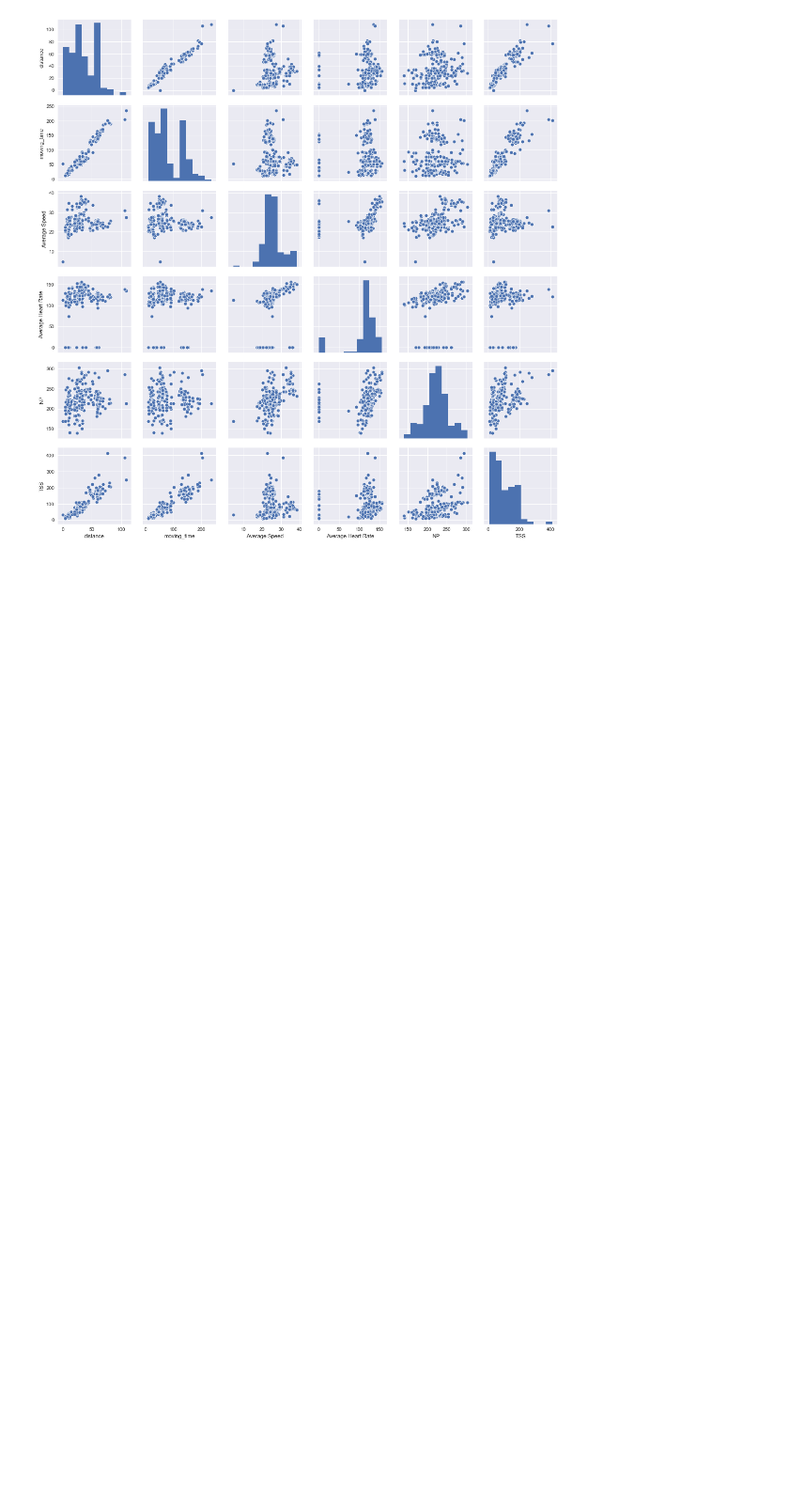
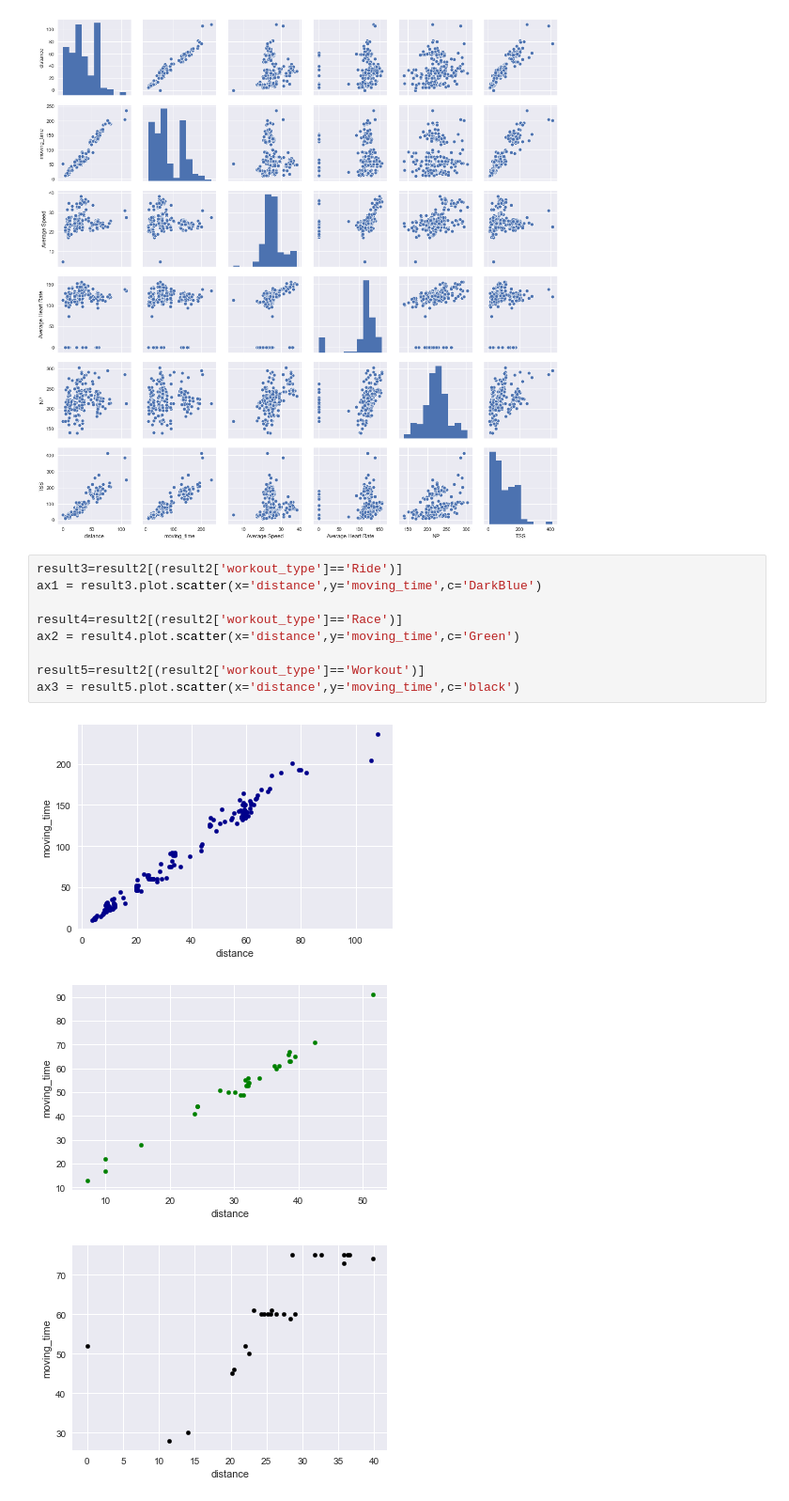
Before and after one commit to shubhamrana2374/Portfolio, a Jupyter notebook: Portfolio 1.ipynb, the cells around one changed output. Shown: that part at 94% size. Cells and saved outputs as stored; diff of their text form; blank space fills up the shorter version.

```diff
--- a/Portfolio 1.ipynb
+++ b/Portfolio 1.ipynb
@@ -176,3 +176,16 @@ sn.pairplot(corr_result)
 # %% [output]
 <seaborn.axisgrid.PairGrid at 0x...>
 [figure]
+# %%
+result3=result2[(result2['workout_type']=='Ride')]
+ax1 = result3.plot.scatter(x='distance',y='moving_time',c='DarkBlue')
+
+result4=result2[(result2['workout_type']=='Race')]
+ax2 = result4.plot.scatter(x='distance',y='moving_time',c='Green')
+
+result5=result2[(result2['workout_type']=='Workout')]
+ax3 = result5.plot.scatter(x='distance',y='moving_time',c='black')
+# %% [output]
+[figure, added]
+[figure, added]
+[figure, added]
```
Also changed, not shown: parts of 2 cells of this notebook.
